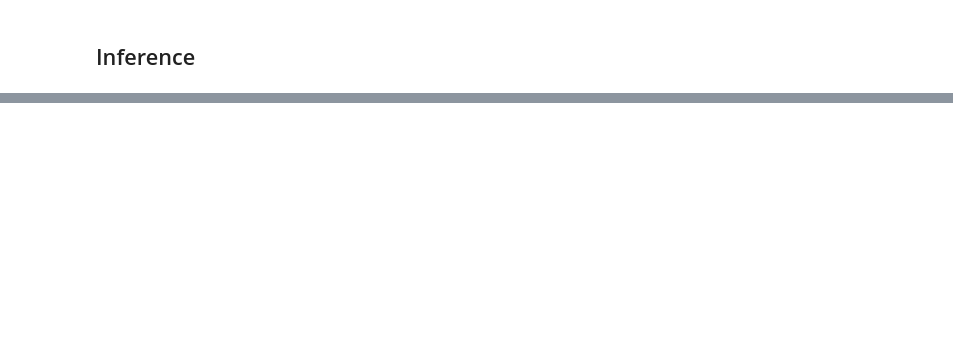
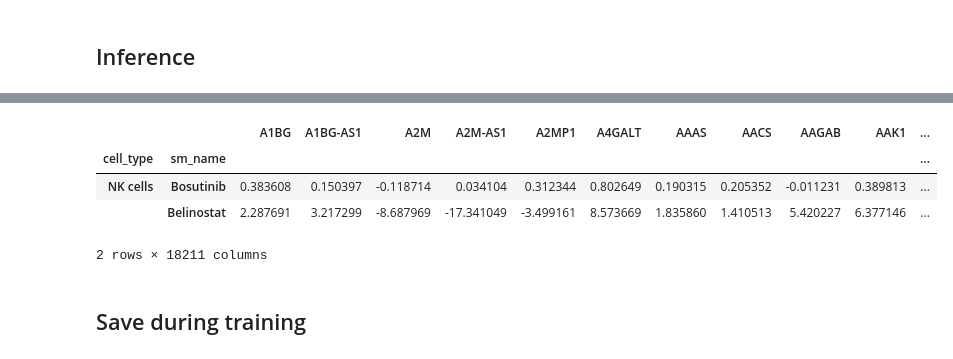
Before and after one commit to scapeML/scape, a Jupyter notebook: docs/notebooks/quick-start.ipynb, the cells around one changed output, grey strips where cells are left out. Cells and saved outputs as stored; diff of their text form; code cells hidden in the pictures; blank space fills up the shorter version.

Commit message:
Add support for saving models

```diff
--- a/docs/notebooks/quick-start.ipynb
+++ b/docs/notebooks/quick-start.ipynb
@@ -222,0 +226,4 @@ df_cmp.plot.scatter(x='y', y='y_pred', alpha=0.5)
+# %%
+scm = scape.SCAPE.load("_models/config.pkl", "_models/weights.keras", "_models/result.pkl")
+scm.predict([("NK cells", "Bosutinib"), ("NK cells", "Belinostat")])
+# %% [output]
@@ -222,0 +231,7 @@ df_cmp.plot.scatter(x='y', y='y_pred', alpha=0.5)
+|  |  | A1BG | A1BG-AS1 | A2M | A2M-AS1 | A2MP1 | A4GALT | AAAS | AACS | AAGAB | AAK1 | ... |
+| cell_type | sm_name |  |  |  |  |  |  |  |  |  |  | ... |
+| NK cells | Bosutinib | 0.383608 | 0.150397 | -0.118714 | 0.034104 | 0.312344 | 0.802649 | 0.190315 | 0.205352 | -0.011231 | 0.389813 | ... |
+|  | Belinostat | 2.287691 | 3.217299 | -8.687969 | -17.341049 | -3.499161 | 8.573669 | 1.835860 | 1.410513 | 5.420227 | 6.377146 | ... |
+2 rows × 18211 columns
+# %% [markdown]
+## Save during training
```
Also changed, not shown: parts of 9 cells of this notebook, 1 other file.
